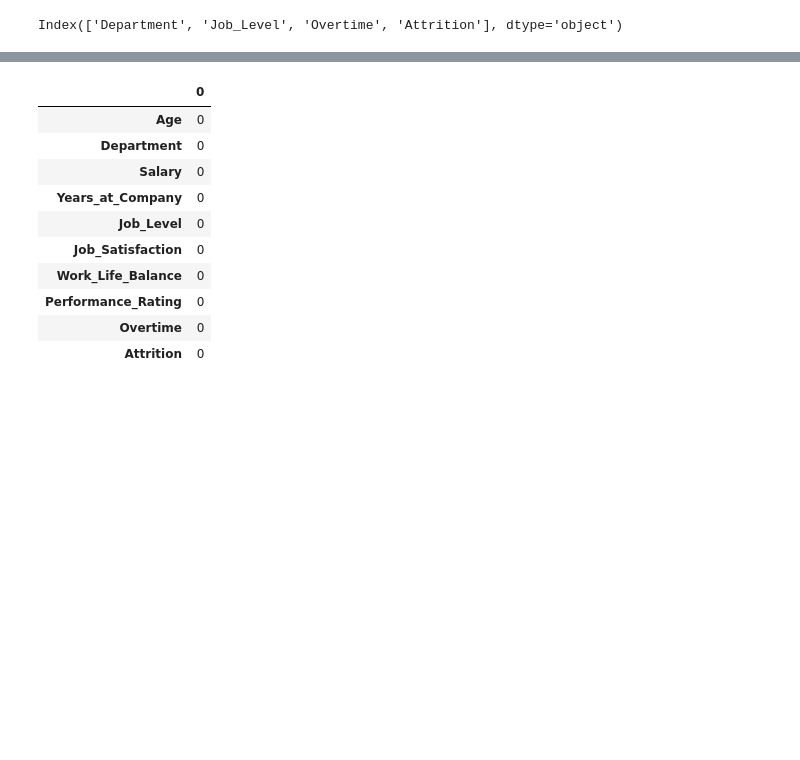
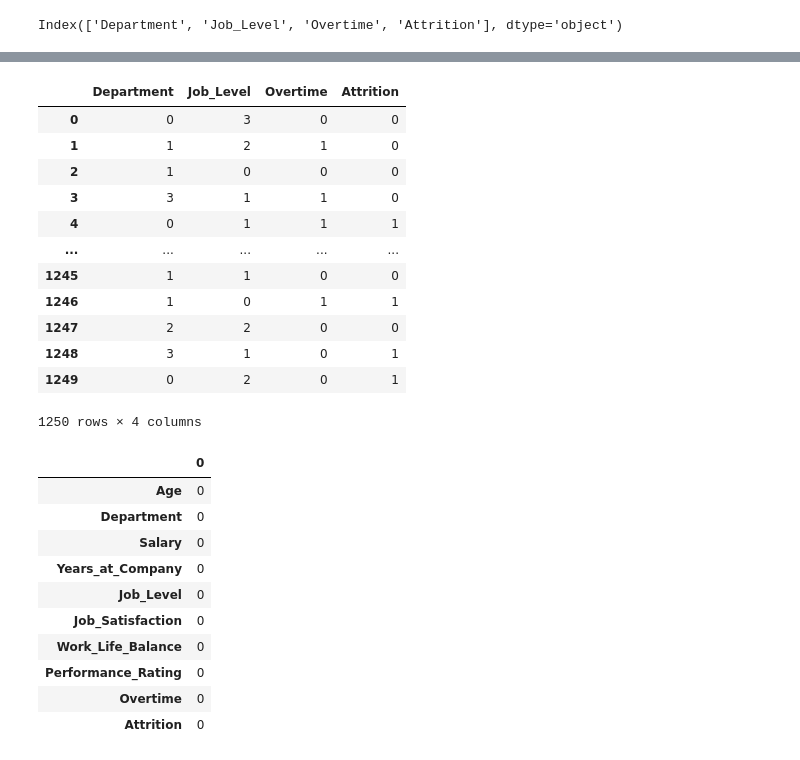
Before and after one commit to 24-11-2006/Employee-Attrition-Prediction, a Jupyter notebook: classfication_problem.ipynb, the cells around one changed output, grey strips where cells are left out. Drawn from its saved outputs; the diff is of its cells as text; code cells hidden in the pictures; blank space fills up the shorter version.

```diff
--- a/classfication_problem.ipynb
+++ b/classfication_problem.ipynb
@@ -121,3 +129,19 @@ df[cat_columns] = df[cat_columns].fillna(df[cat_columns].mode().iloc[0])  # cate
+# %%
+df[cat_columns]
+# %% [output]
+|  | Department | Job_Level | Overtime | Attrition |
+| 0 | 0 | 3 | 0 | 0 |
+| 1 | 1 | 2 | 1 | 0 |
+| 2 | 1 | 0 | 0 | 0 |
+| 3 | 3 | 1 | 1 | 0 |
+| 4 | 0 | 1 | 1 | 1 |
+| ... | ... | ... | ... | ... |
+| 1245 | 1 | 1 | 0 | 0 |
+| 1246 | 1 | 0 | 1 | 1 |
+| 1247 | 2 | 2 | 0 | 0 |
+| 1248 | 3 | 1 | 0 | 1 |
+| 1249 | 0 | 2 | 0 | 1 |
+1250 rows × 4 columns
 # %%
 # fill the missing values for numerical terms - mean
 #df['LoanAmount'] = df['LoanAmount'].fillna(df['LoanAmount'].mean())
```
Also changed, not shown: parts of 17 cells of this notebook.
